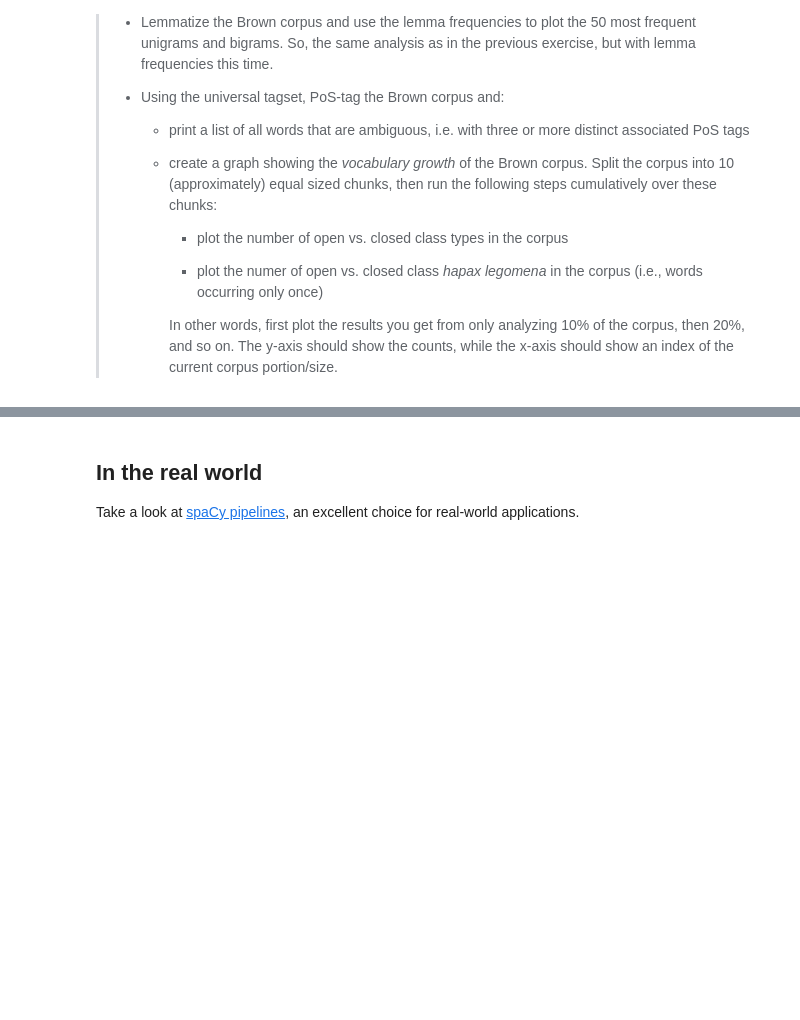
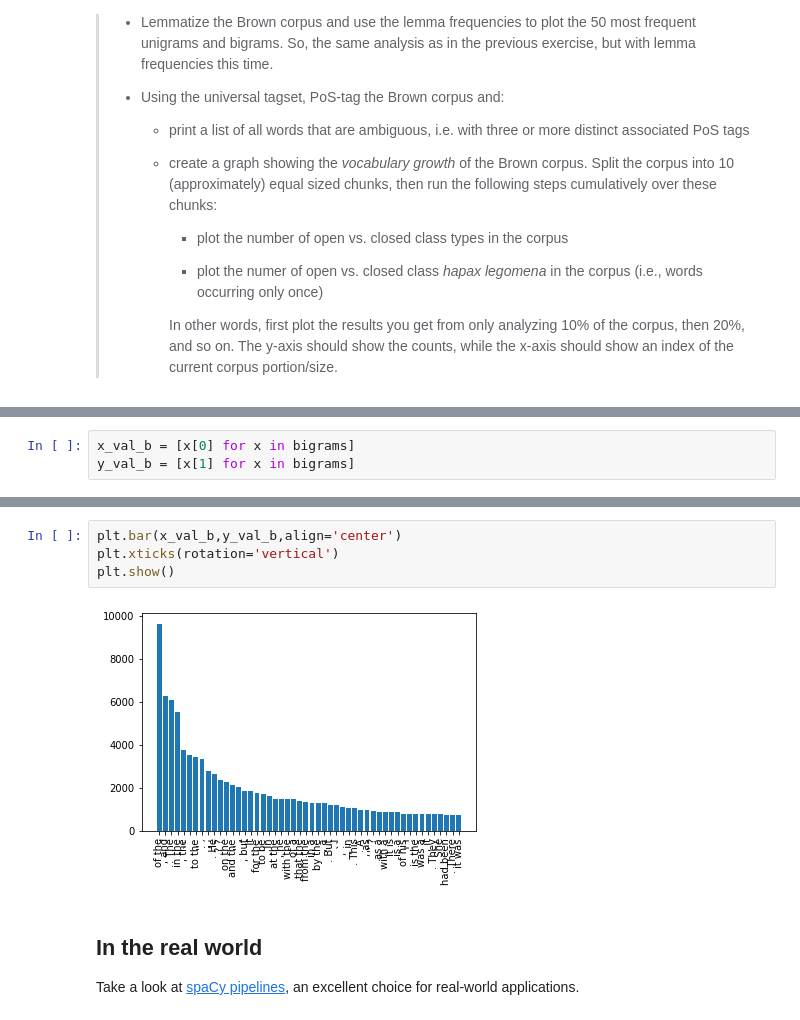
Before and after one commit to ccard1002/AUC_TMCI_2022, a Jupyter notebook: notebooks/2_NLP_pipelines.ipynb, the cells around one changed output, grey strips where cells are left out. Cells and saved outputs as stored; diff of their text form; blank space fills up the shorter version.

```diff
--- a/notebooks/2_NLP_pipelines.ipynb
+++ b/notebooks/2_NLP_pipelines.ipynb
@@ -965,0 +981,3 @@ VERB  ADV  ADP  ADJ    .  PRT
+# %%
+x_val_b = [x[0] for x in bigrams]
+y_val_b = [x[1] for x in bigrams]
@@ -966,3 +988,9 @@ VERB  ADV  ADP  ADJ    .  PRT
+# %%
+plt.bar(x_val_b,y_val_b,align='center')
+plt.xticks(rotation='vertical')
+plt.show()
+# %% [output]
+[figure, added]
 # %% [markdown]
 ## In the real world
 
```
Also changed, not shown: parts of 4 cells of this notebook.
